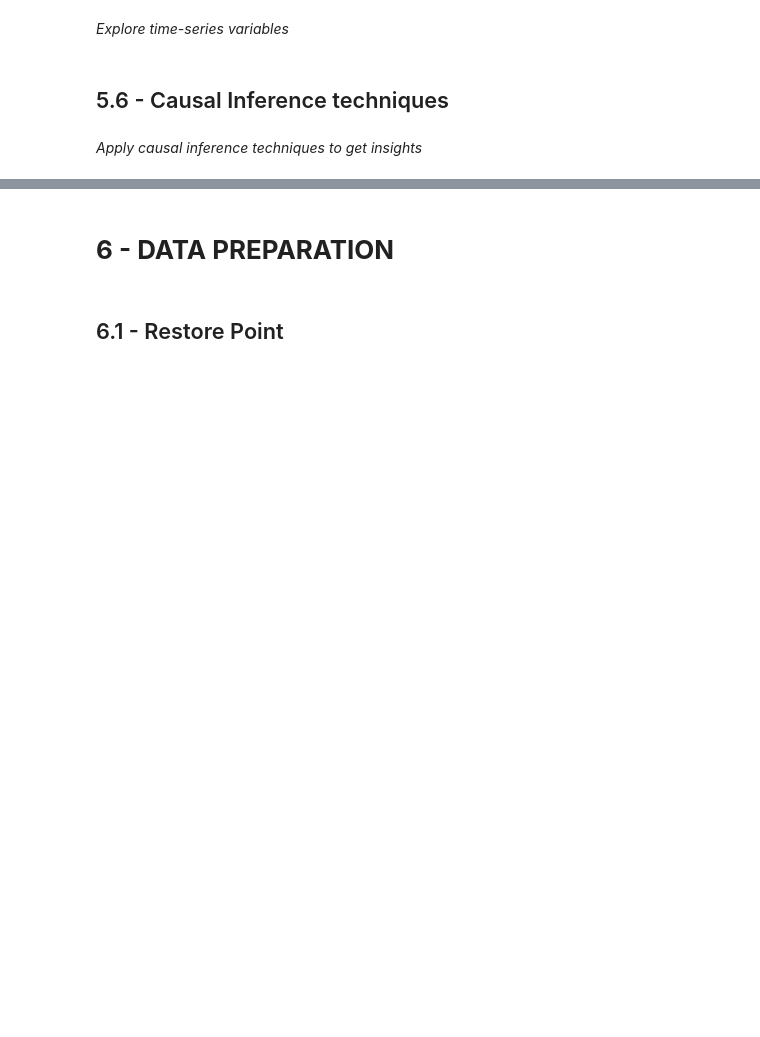
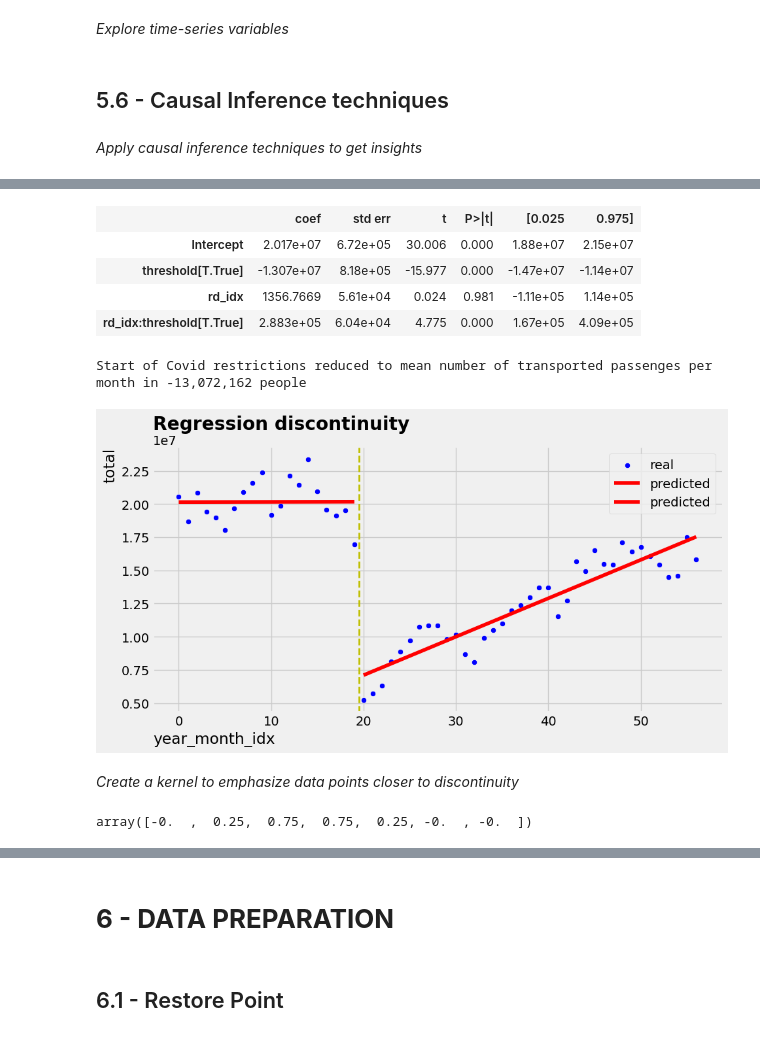
Before and after one commit to OmdenaAI/sao-paulo-chapter-passenger-demand, a Jupyter notebook: src/tasks/task_3_model_training_validation/ds_gustavo_cunha/0.0_gustavo-cunha_first_iteration.ipynb, the cells around one changed output, grey strips where cells are left out. Drawn from its saved outputs; the diff is of its cells as text; code cells hidden in the pictures; blank space fills up the shorter version.

```diff
--- a/src/tasks/task_3_model_training_validation/ds_gustavo_cunha/0.0_gustavo-cunha_first_iteration.ipynb
+++ b/src/tasks/task_3_model_training_validation/ds_gustavo_cunha/0.0_gustavo-cunha_first_iteration.ipynb
@@ -742,0 +796,59 @@ plt.yticks( rotation = 0 );
+# %%
+# use OLS to infer causality by means of coefficients
+model = smf.wls("total ~ rd_idx * threshold", df_causal_agg).fit()
+# inspect results
+display(model.summary().tables[1])
+
+# print report
+print(
+    f'Start of Covid restrictions reduced to mean number of transported passenges per month in {int(model.params["threshold[T.True]"]):,} people'
+)
+
+# create a new column with predictions
+df_causal_agg["predictions"] = model.fittedvalues
+
+# plot original data as well as predictions
+ax = sns.scatterplot(data=df_causal_agg, x="year_month_idx", y="total", color="b", label="real")
+sns.lineplot(data=df_causal_agg[df_causal_agg["year_month_idx"]<20], x="year_month_idx", y="predictions", color="r", ax=ax, label="predicted")
+sns.lineplot(data=df_causal_agg[df_causal_agg["year_month_idx"]>=20], x="year_month_idx", y="predictions", color="r", ax=ax, label="predicted")
+plt.axvline(19.5, color="y", linestyle="--", linewidth=2)
+# define plot details
+plt.title("Regression discontinuity")
+plt.legend();
+# %% [output]
+|  | coef | std err | t | P>|t| | [0.025 | 0.975] |
+| Intercept | 2.017e+07 | 6.72e+05 | 30.006 | 0.000 | 1.88e+07 | 2.15e+07 |
+| threshold[T.True] | -1.307e+07 | 8.18e+05 | -15.977 | 0.000 | -1.47e+07 | -1.14e+07 |
+| rd_idx | 1356.7669 | 5.61e+04 | 0.024 | 0.981 | -1.11e+05 | 1.14e+05 |
+| rd_idx:threshold[T.True] | 2.883e+05 | 6.04e+04 | 4.775 | 0.000 | 1.67e+05 | 4.09e+05 |
+Start of Covid restrictions reduced to mean number of transported passenges per month in -13,072,162 people
+[figure, added]
+# %% [markdown]
+*Create a kernel to emphasize data points closer to discontinuity*
+# %%
+
+def triangular_kernel(R: np.ndarray, c: float, h:float) -> np.ndarray:
+    """
+    Apply a triangular kernel on the running array R
+    given the center parameter 'c' and the width parameter 'h'
+
+    Args
+        R: np.ndarray with the running variable
+        c: float with a center parameter
+        h: float with a width parameter
+
+    Return
+       np.ndarray with the triangular kernel applied
+
+    NOTE:
+        The width parameter of the kernel can change the regression line by a lot.
+        The lower the width, the less we consider points far from the threshold.
+    """
+    return 1*(np.abs(R - c) <= h) * (1 - np.abs(R - c)/h)
+
+# test triangular kernel
+# input: R = np.array([1,2,3,4,5]), c = 3, h = 2
+# expected output: array([0. , 0.5, 1. , 0.5, 0. ])
+triangular_kernel(np.array([-3, -2, -1, 0, 1, 2, 3]), c=-0.5, h=2)
+# %% [output]
+array([-0.  ,  0.25,  0.75,  0.75,  0.25, -0.  , -0.  ])
```
Also changed, not shown: parts of 15 cells of this notebook.
